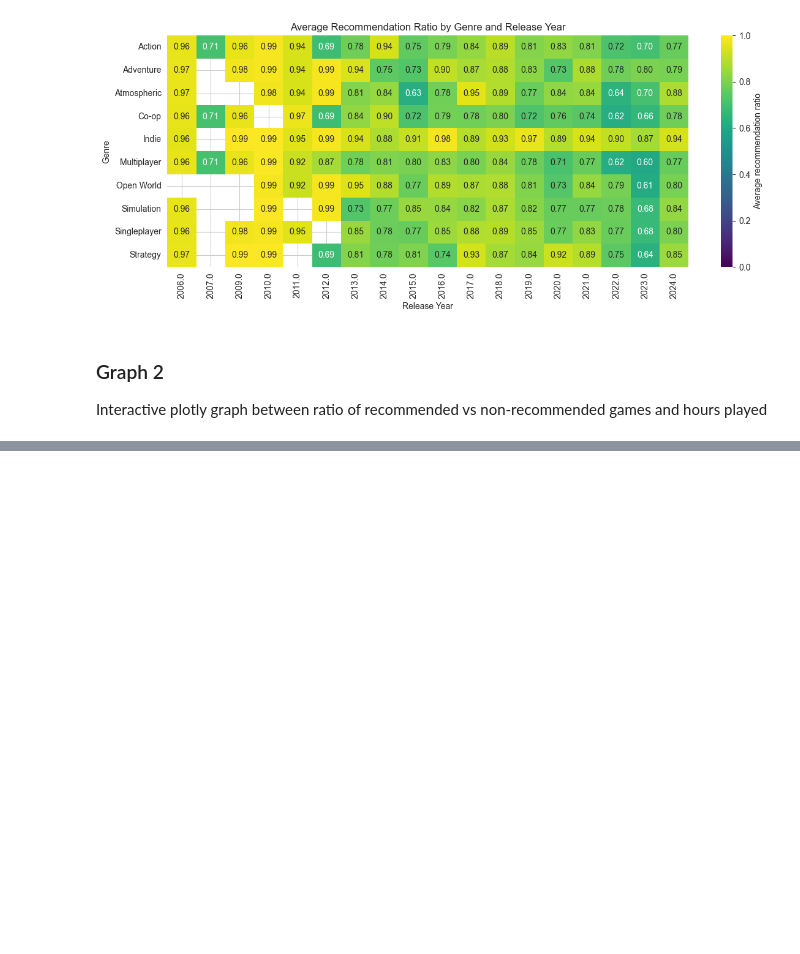
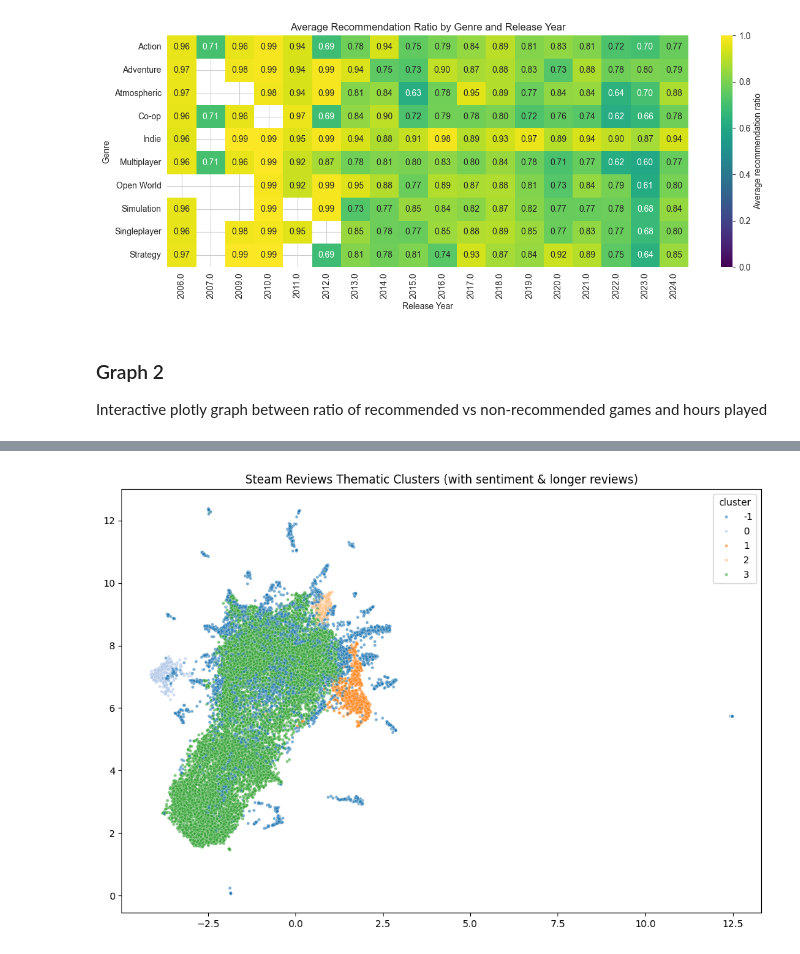
Before and after one commit to sjsu-cs133-f25/gamers-steamreviews-games, a Jupyter notebook: notebooks/05_extra.ipynb, the cells around one changed output, grey strips where cells are left out. Saved outputs shown, nothing was run; the diff lists cells and outputs as text; code cells hidden in the pictures; blank space fills up the shorter version.

```diff
--- a/notebooks/05_extra.ipynb
+++ b/notebooks/05_extra.ipynb
@@ -169,0 +334,69 @@ TBD
+# %%
+# --------------------------
+# 4️⃣ Reduce dimensions with UMAP (50 dims)
+# --------------------------
+umap_reducer = umap.UMAP(n_components=50, n_neighbors=15, min_dist=0.1, random_state=42)
+X_reduced = umap_reducer.fit_transform(X_combined)
+# %%
+# --------------------------
+# 5️⃣ Cluster with HDBSCAN
+# --------------------------
+clusterer = hdbscan.HDBSCAN(min_cluster_size=200, metric='euclidean')
+clusters = clusterer.fit_predict(X_reduced)
+df_filtered['cluster'] = clusters
+# %%
+
+print("Number of clusters (excluding outliers):", len(set(clusters)) - (1 if -1 in clusters else 0))
+print("Cluster counts:")
+print(df_filtered['cluster'].value_counts().head(10))
+
+# --------------------------
+# 6️⃣ Top words per cluster
+# --------------------------
+vectorizer = CountVectorizer(stop_words='english', max_features=5000)
+X_counts = vectorizer.fit_transform(df_filtered['clean_review'])
+feature_names = vectorizer.get_feature_names_out()
+df_counts = pd.DataFrame(X_counts.toarray(), columns=feature_names)
+
+top_clusters = df_filtered['cluster'].value_counts().head(10).index
+
+print("\nTop words per cluster:")
+for c in top_clusters:
+    # Get integer positions of rows in this cluster
+    cluster_idx = np.where(df_filtered['cluster'].values == c)[0]
+
+    # Select rows in df_counts using iloc
+    top_words = df_counts.iloc[cluster_idx].sum().sort_values(ascending=False).head(10)
+
+    # Fraction of Recommended reviews
+    prop_recommended = df_filtered['recommendation'].iloc[cluster_idx].mean()
+
+    print(f"Cluster {c} ({len(cluster_idx)} reviews, {prop_recommended:.2%} Recommended): {top_words.index.tolist()}")
+
+
+
+
+# --------------------------
+# 7️⃣ Visualize clusters (2D UMAP for plotting only)
+# --------------------------
+X_2d = umap.UMAP(n_components=3, random_state=42).fit_transform(X_combined)
+
+plt.figure(figsize=(12,8))
+sns.scatterplot(
+    x=X_2d[:,0], y=X_2d[:,1],
+    hue=df_filtered['cluster'],
+    palette='tab20',
+    legend='full',
+    alpha=0.6,
+    s=10
+)
+plt.title('Steam Reviews Thematic Clusters (with sentiment & longer reviews)')
+plt.show()
+
+# --------------------------
+# 8️⃣ Optional: Examine outliers
+# --------------------------
+outliers = df_filtered[df_filtered['cluster'] == -1]
+print(f"Number of outlier reviews: {len(outliers)}")
+print(outliers[['review','recommendation']].sample(10, random_state=42))
+# %% [output]
@@ -169,0 +419 @@ TBD
+[figure, added]
```
Also changed, not shown: parts of 17 cells of this notebook, 2 other files.
